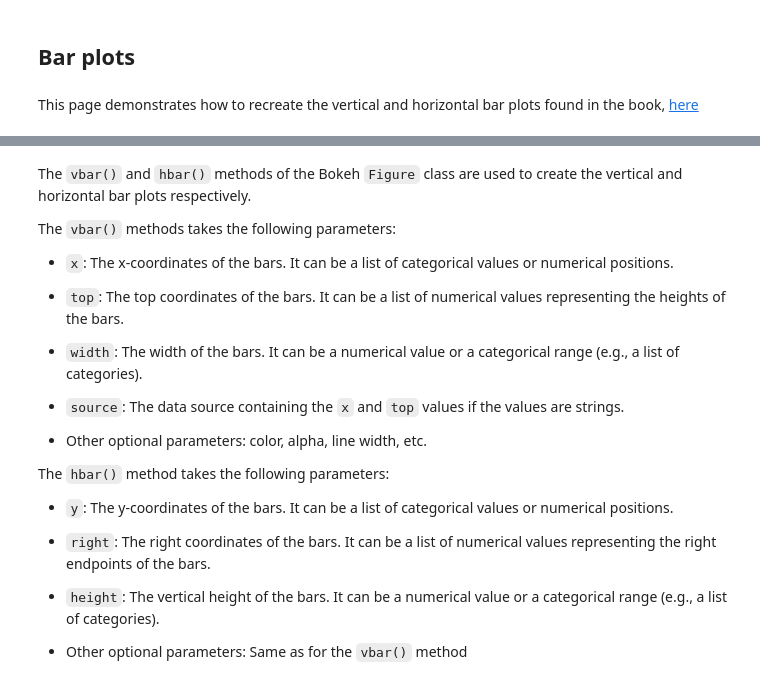
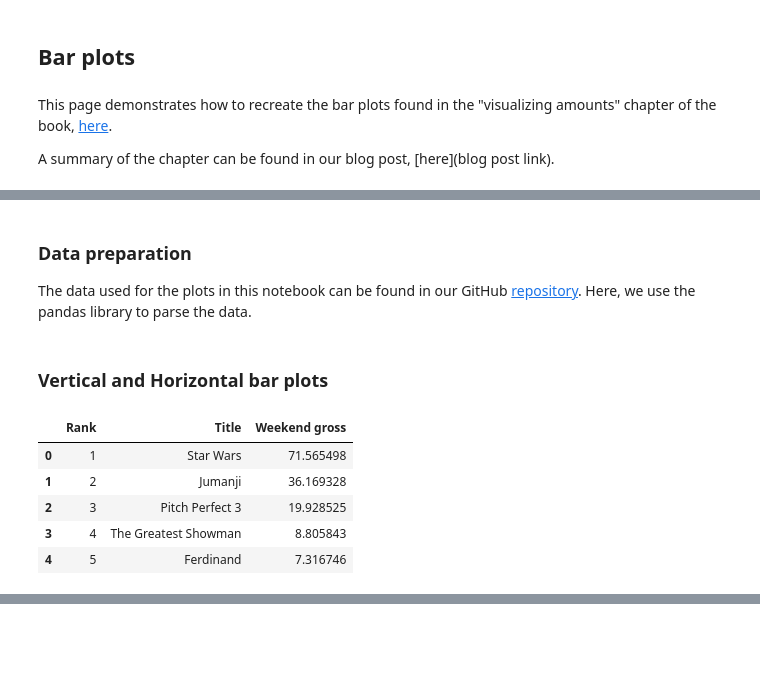
Before and after one commit to bokeh/dataviz-fundamentals, a Jupyter notebook: notebooks/bar_plots.ipynb, the cells around one changed output, grey strips where cells are left out. Drawn from its saved outputs; the diff is of its cells as text; code cells hidden in the pictures; blank space fills up the shorter version.

```diff
--- a/notebooks/bar_plots.ipynb
+++ b/notebooks/bar_plots.ipynb
@@ -1,7 +1,9 @@
 # %% [markdown]
 ## Bar plots
 # %% [markdown]
-This page demonstrates how to recreate the vertical and horizontal bar plots found in the book, [here](https://clauswilke.com/dataviz/visualizing-amounts.html#bar-plots)
+This page demonstrates how to recreate the bar plots found in the "visualizing amounts" chapter of the book, [here](https://clauswilke.com/dataviz/visualizing-amounts.html).
+
+A summary of the chapter can be found in our blog post, [here](blog post link).
 # %%
 # import the relevant libraries
 import pandas as pd
@@ -11,13 +13,28 @@ output_notebook()
 # %% [output]
 [interactive output not drawn]
 [interactive output not drawn]
+# %% [markdown]
+### Data preparation
+
+The data used for the plots in this notebook can be found in our GitHub [repository](https://github.com/bokeh/dataviz-fundamentals/tree/main/data). Here, we use the pandas library to parse the data.
+# %% [markdown]
+### Vertical and Horizontal bar plots
 # %%
 file = "../data/movies.csv"
 df = pd.read_csv(file)
 df["Title"] = df["Title"].apply(lambda x: x.split(":")[0])
 df["Weekend gross"] = df["Weekend gross"].apply(
     lambda x: (int(x.split("$")[1])) / 1_000_000
 )
+
+df
+# %% [output]
+|  | Rank | Title | Weekend gross |
+| 0 | 1 | Star Wars | 71.565498 |
+| 1 | 2 | Jumanji | 36.169328 |
+| 2 | 3 | Pitch Perfect 3 | 19.928525 |
+| 3 | 4 | The Greatest Showman | 8.805843 |
+| 4 | 5 | Ferdinand | 7.316746 |
 # %%
 from bokeh.plotting import figure, show
 from bokeh.models import FactorRange
@@ -55,27 +73,3 @@ show(p2)
 # %% [output]
 [interactive output not drawn]
 [interactive output not drawn]
-# %% [markdown]
-The `vbar()` and `hbar()` methods of the Bokeh `Figure` class are used to create the vertical and horizontal bar plots respectively.
-
-The `vbar()` methods takes the following parameters:
-
-- `x`: The x-coordinates of the bars. It can be a list of categorical values or numerical positions.
-
-- `top`: The top coordinates of the bars. It can be a list of numerical values representing the heights of the bars.
-
-- `width`: The width of the bars. It can be a numerical value or a categorical range (e.g., a list of categories).
-
-- `source`: The data source containing the `x` and `top` values if the values are strings.
-
-- Other optional parameters: color, alpha, line width, etc.
-
-The `hbar()` method takes the following parameters:
-
-- `y`: The y-coordinates of the bars. It can be a list of categorical values or numerical positions.
-
-- `right`: The right coordinates of the bars. It can be a list of numerical values representing the right endpoints of the bars.
-
-- `height`: The vertical height of the bars. It can be a numerical value or a categorical range (e.g., a list of categories).
-
-- Other optional parameters: Same as for the `vbar()` method
```
Also changed, not shown: parts of 15 cells of this notebook, 1 other file.
